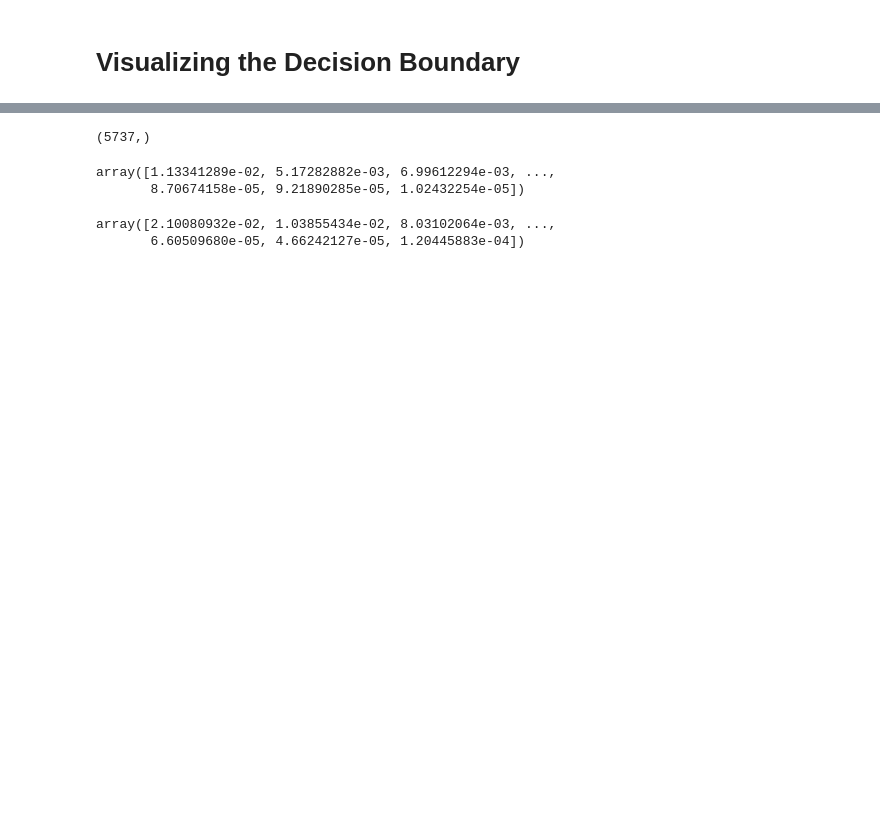
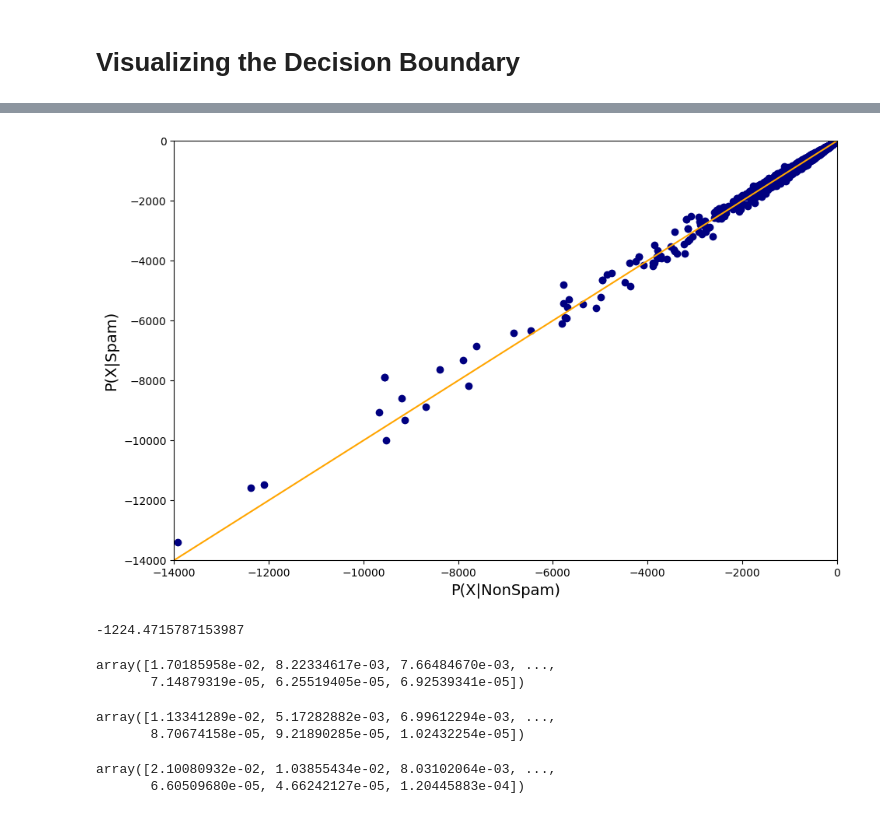
Before and after one commit to aaditya9803/Spam-Filter, a Jupyter notebook: 07 Bayes Classifier - Testing and Evaluation.ipynb, the cells around one changed output, grey strips where cells are left out. Drawn from its saved outputs; the diff is of its cells as text; code cells hidden in the pictures; blank space fills up the shorter version.

```diff
--- a/07 Bayes Classifier - Testing and Evaluation.ipynb
+++ b/07 Bayes Classifier - Testing and Evaluation.ipynb
@@ -213,18 +216,25 @@ correct is 89.70%
 # %%
-# plt.figure(figsize=(11,7))
-# plt.xlabel(xaxis_label,fontsize=14)
-# plt.ylabel(yaxis_label,fontsize=14)
-# plt.xlim([-20000,1])
-# plt.ylim([-20000,1])
-# plt.scatter(joint_log_ham,joint_log_spam,color="navy")
-# plt.plot(linedata,linedata,color='orange')
-# plt.show()
+plt.figure(figsize=(11,7))
+plt.xlabel(xaxis_label,fontsize=14)
+plt.ylabel(yaxis_label,fontsize=14)
+plt.xlim([-14000,1])
+plt.ylim([-14000,1])
+plt.scatter(joint_log_ham,joint_log_spam,color="navy")
+plt.plot(linedata,linedata,color='orange')
+plt.show()
+# %% [output]
+[figure, added]
 # %%
-joint_log_spam.shape
+joint_log_spam[0]
 # %% [output]
-(5737,)
+-1224.4715787153987
 # %%
 # (joint_log_spam[2100:2500])
+# %%
+prob_all_tokens
+# %% [output]
+array([1.70185958e-02, 8.22334617e-03, 7.66484670e-03, ...,
+       7.14879319e-05, 6.25519405e-05, 6.92539341e-05])
 # %%
 prob_token_spam
 # %% [output]
```
Also changed, not shown: parts of 16 cells of this notebook.
